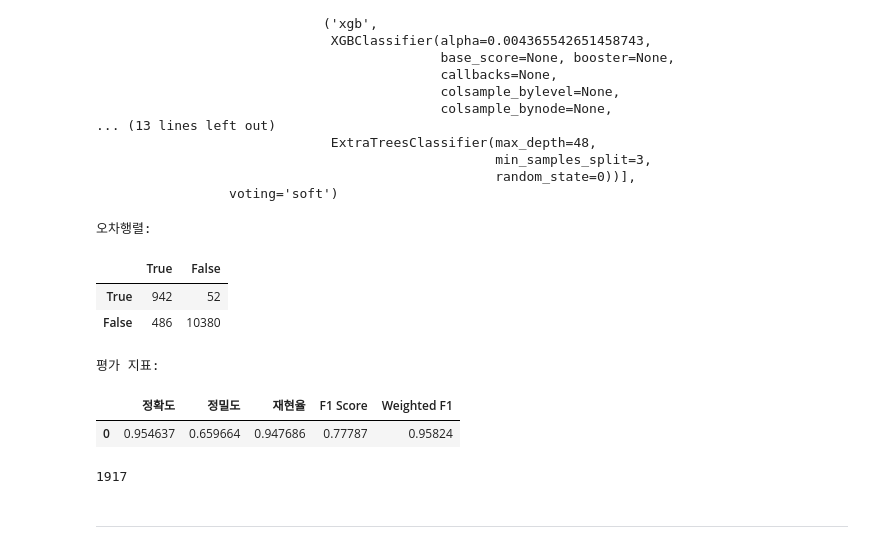
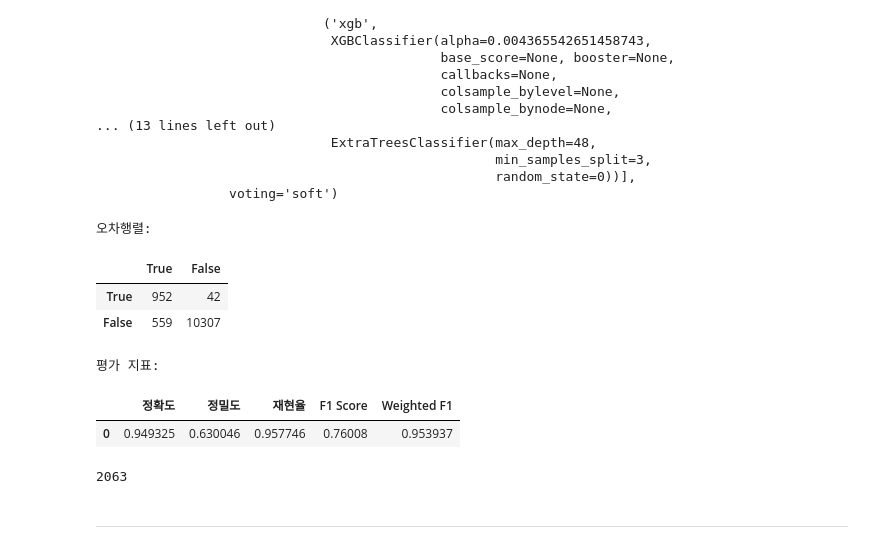
Before and after one commit to BaekJunehong/LG_Aimers_4th, a Jupyter notebook: Total_code.ipynb, the cells around one changed output. Cells and saved outputs as stored; diff of their text form; code cells hidden in the pictures.

Commit message:
model public score upload

```diff
--- a/Total_code.ipynb
+++ b/Total_code.ipynb
@@ -1425,3 +1677,6 @@ voting_model = VotingClassifier(
     ],
     voting='soft'  # 'hard'는 다수결 투표, 'soft'는 확률 평균
 )
+
+
+voting_model.fit(x_train, y_train)
@@ -1450,30 +1723,30 @@ VotingClassifier(estimators=[('lgb_dart',
 soft_voting_probs = voting_model.predict_proba(x_val)[:, 1]
 # %%
 # 스레시홀드 0.1 적용
-preds_01 = [1 if prob > 0.1 else 0 for prob in soft_voting_probs]
+preds_01 = [1 if prob > 0.08 else 0 for prob in soft_voting_probs]
 
 # 평가
 get_clf_eval(y_val, preds_01)
 
 # 예측에 필요한 데이터 분리
 x_test = df_test_encoded.drop(["is_converted", "id"], axis=1)
 
 # 확률 예측
 test_pred_probs = voting_model.predict_proba(x_test)[:, 1]
 
 # 스레시홀드 적용
-test_pred = [1 if prob > 0.1 else 0 for prob in test_pred_probs]
+test_pred = [1 if prob > 0.08 else 0 for prob in test_pred_probs]
 
 sum(test_pred) # True로 예측된 개수
 # %% [output]
 오차행렬:
 |  | True | False |
-| True | 942 | 52 |
-| False | 486 | 10380 |
+| True | 952 | 42 |
+| False | 559 | 10307 |
 평가 지표:
 |  | 정확도 | 정밀도 | 재현율 | F1 Score | Weighted F1 |
-| 0 | 0.954637 | 0.659664 | 0.947686 | 0.77787 | 0.95824 |
+| 0 | 0.949325 | 0.630046 | 0.957746 | 0.76008 | 0.953937 |
-1917
+2063
 # %% [markdown]
 ----
 # %% [markdown]
```
Also changed, not shown: parts of 16 cells of this notebook.
